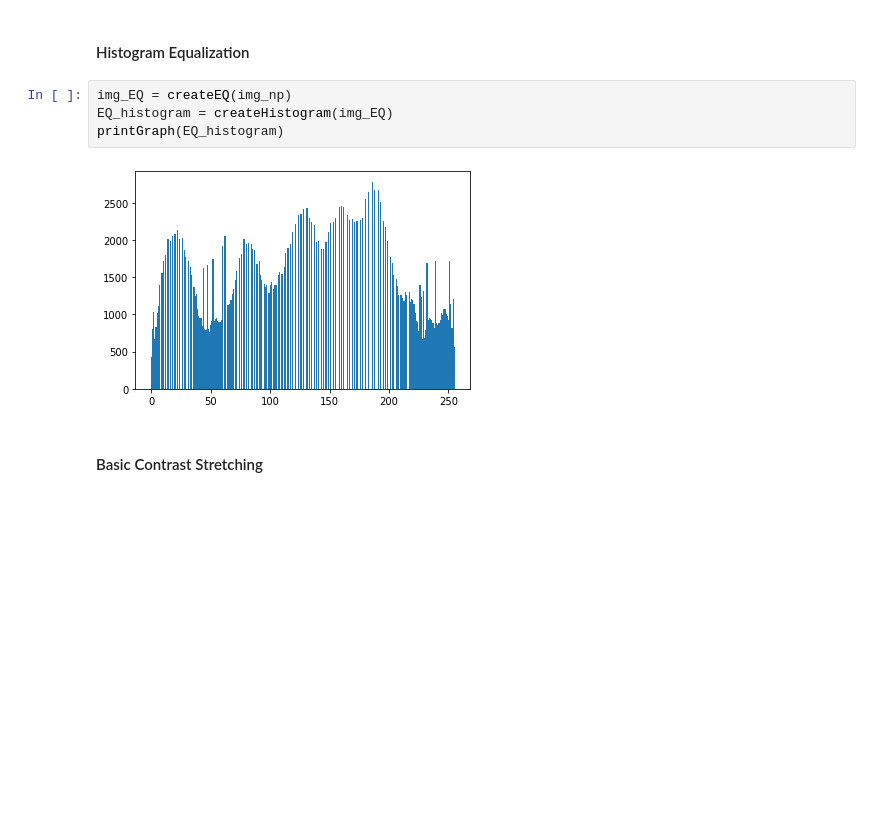
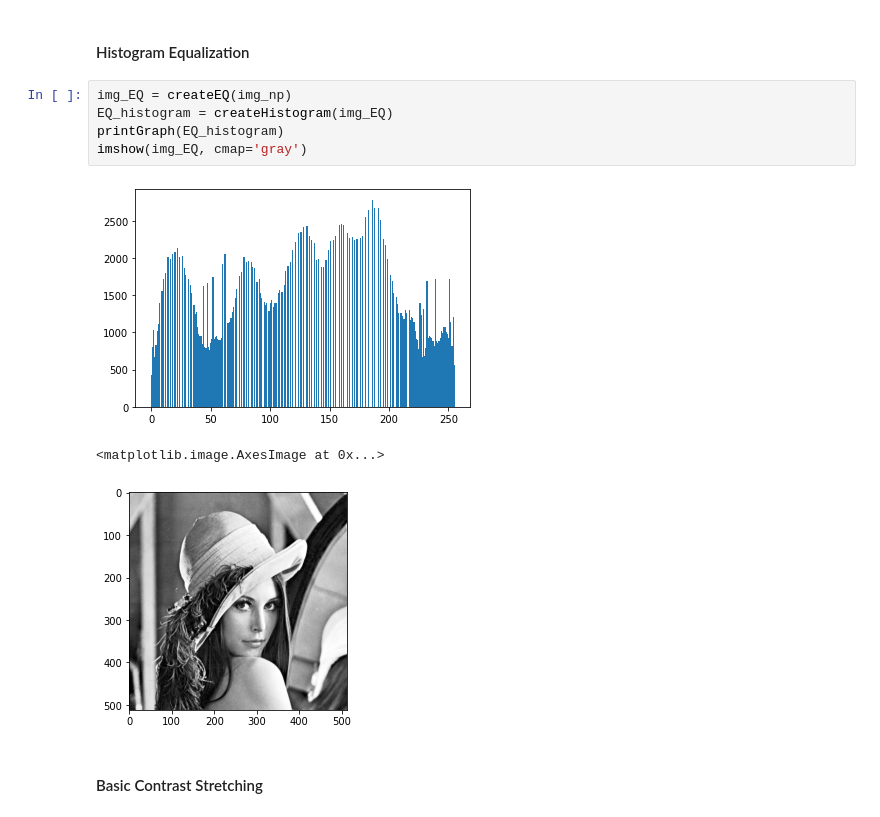
Before and after one commit to KimJinSeong-Git/LEC_ImageProcessing, a Jupyter notebook: HW2_Histogram/HW2.ipynb, the cells around one changed output. Drawn from its saved outputs; the diff is of its cells as text; blank space fills up the shorter version.

```diff
--- a/HW2_Histogram/HW2.ipynb
+++ b/HW2_Histogram/HW2.ipynb
@@ -107,9 +109,12 @@ printGraph(basic_histogram)
 # %%
 img_EQ = createEQ(img_np)
 EQ_histogram = createHistogram(img_EQ)
 printGraph(EQ_histogram)
+imshow(img_EQ, cmap='gray')
 # %% [output]
 [figure]
+<matplotlib.image.AxesImage at 0x...>
+[figure, added]
 # %% [markdown]
 #### Basic Contrast Stretching
 # %%
```
Also changed, not shown: parts of 5 cells of this notebook.
